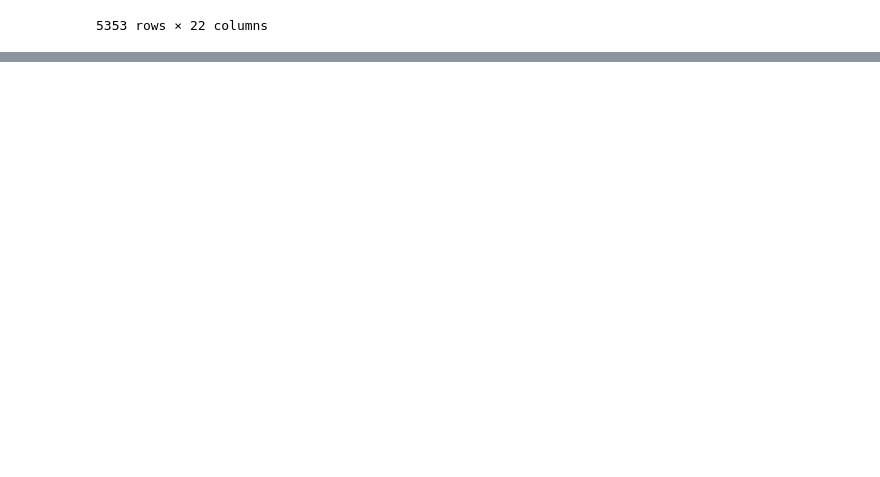
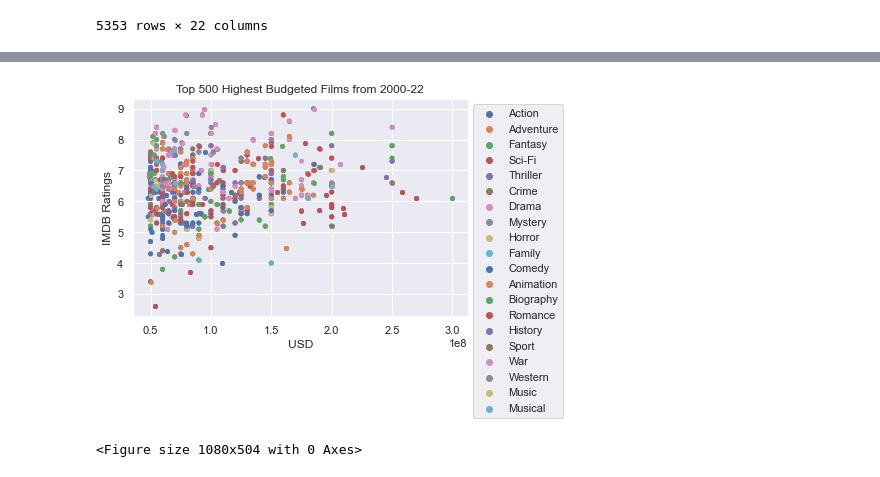
Before and after one commit to BA-BEL/movie-analysis-DABC-P1, a Jupyter notebook: tmdb_ddc .ipynb, the cells around one changed output, grey strips where cells are left out. Saved outputs shown, nothing was run; the diff lists cells and outputs as text; code cells hidden in the pictures; blank space fills up the shorter version.

```diff
--- a/tmdb_ddc .ipynb
+++ b/tmdb_ddc .ipynb
@@ -35,0 +79,29 @@ movie_tmdb
+# %%
+# Sort movie dataset according to higest values
+
+highest_budget = movie_tmdb.sort_values(by="budget", ascending=False, ignore_index=True)
+
+highest_budget.drop(highest_budget.index[500:], inplace=True)
+
+#Count the genres by splitting the column
+
+budget_genres = highest_budget.assign(genres=highest_budget.genres.str.split(",")).explode('genres')
+
+
+#Plot the genre of Top 500 Budgeted Films with according to their IMDB Rating
+
+b1 = sns.stripplot(data=budget_genres, y="imdb_rating", x="budget", hue="genres", palette="deep", dodge= True, native_scale=True)
+b1.ticklabel_format(style="sci", axis="x")
+b1.set(xlabel=None, ylabel=None)
+b1.set_title("Top 500 Highest Budgeted Films from 2000-22")
+sns.move_legend(b1, "upper left", bbox_to_anchor=(1, 1), title=None )
+
+plt.ylabel("IMDB Ratings")
+plt.xlabel("USD")
+plt.figure(figsize=(15,7))
+plt.tight_layout()
+
+plt.show()
+# %% [output]
+[figure, added]
+<Figure size 1080x504 with 0 Axes>
```
Also changed, not shown: parts of 23 cells of this notebook, 1 other file.
